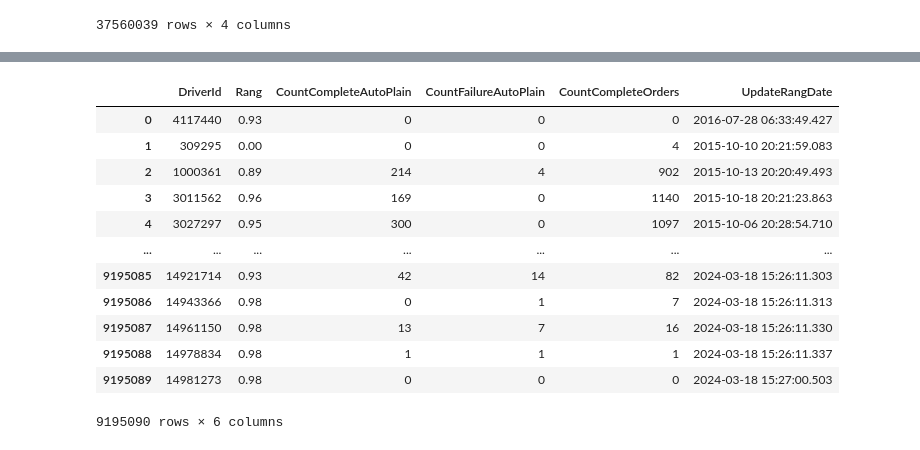
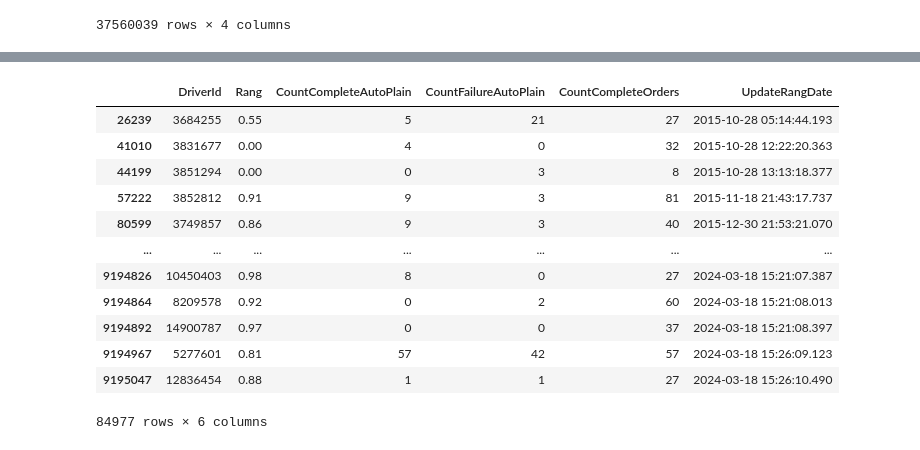
Before and after one commit to BobylevTimofey/DataPrepare, a Jupyter notebook: DataPrepare.ipynb, the cells around one changed output, grey strips where cells are left out. Cells and saved outputs as stored; diff of their text form; code cells hidden in the pictures.

Commit message:
Исправил фильтрацию водителей по типу тарифа

```diff
--- a/DataPrepare.ipynb
+++ b/DataPrepare.ipynb
@@ -215,0 +194,6 @@ display(driver_tariffs)
+# %%
+#получаем всех уникальных водителей
+tumen_unique_drivers = tumen_drivers['driverid'].drop_duplicates()
+
+#выводим результат
+display(tumen_unique_drivers)
@@ -307,32 +395,34 @@ display(orders_data)
 # %%
 #задаем путь до файла
 drivers_info_path = r'C:\Users\PC\Desktop\diploma\Data\DriversInfoV2.csv'
 
 #загружаем данные в датафрейм
 drivers_info = pd.read_csv(drivers_info_path,
                            dtype={'DriverId': 'uint32', 'Rang': 'float32', 'CountCompleteAutoPlain': pd.Int32Dtype(),
                                   'CountCompleteOrders': pd.Int32Dtype(), 'CountFailureAutoPlain': pd.Int32Dtype()},
                            parse_dates=['UpdateRangDate'], date_format="%Y-%m-%d %H:%M:%S.%f")
 
 #заменяем null на 0, так ак для этого набора это идентичные значения
 drivers_info = drivers_info.fillna(0)
 
+drivers_info = drivers_info[drivers_info['DriverId'].isin(tumen_unique_drivers)]
+
 #выводим результат
 display(drivers_info)
 # %% [output]
 |  | DriverId | Rang | CountCompleteAutoPlain | CountFailureAutoPlain | CountCompleteOrders | UpdateRangDate |
-| 0 | 4117440 | 0.93 | 0 | 0 | 0 | 2016-07-28 06:33:49.427 |
-| 1 | 309295 | 0.00 | 0 | 0 | 4 | 2015-10-10 20:21:59.083 |
-| 2 | 1000361 | 0.89 | 214 | 4 | 902 | 2015-10-13 20:20:49.493 |
-| 3 | 3011562 | 0.96 | 169 | 0 | 1140 | 2015-10-18 20:21:23.863 |
-| 4 | 3027297 | 0.95 | 300 | 0 | 1097 | 2015-10-06 20:28:54.710 |
+| 26239 | 3684255 | 0.55 | 5 | 21 | 27 | 2015-10-28 05:14:44.193 |
+| 41010 | 3831677 | 0.00 | 4 | 0 | 32 | 2015-10-28 12:22:20.363 |
+| 44199 | 3851294 | 0.00 | 0 | 3 | 8 | 2015-10-28 13:13:18.377 |
+| 57222 | 3852812 | 0.91 | 9 | 3 | 81 | 2015-11-18 21:43:17.737 |
+| 80599 | 3749857 | 0.86 | 9 | 3 | 40 | 2015-12-30 21:53:21.070 |
 | ... | ... | ... | ... | ... | ... | ... |
-| 9195085 | 14921714 | 0.93 | 42 | 14 | 82 | 2024-03-18 15:26:11.303 |
-| 9195086 | 14943366 | 0.98 | 0 | 1 | 7 | 2024-03-18 15:26:11.313 |
-| 9195087 | 14961150 | 0.98 | 13 | 7 | 16 | 2024-03-18 15:26:11.330 |
-| 9195088 | 14978834 | 0.98 | 1 | 1 | 1 | 2024-03-18 15:26:11.337 |
-| 9195089 | 14981273 | 0.98 | 0 | 0 | 0 | 2024-03-18 15:27:00.503 |
+| 9194826 | 10450403 | 0.98 | 8 | 0 | 27 | 2024-03-18 15:21:07.387 |
+| 9194864 | 8209578 | 0.92 | 0 | 2 | 60 | 2024-03-18 15:21:08.013 |
+| 9194892 | 14900787 | 0.97 | 0 | 0 | 37 | 2024-03-18 15:21:08.397 |
+| 9194967 | 5277601 | 0.81 | 57 | 42 | 57 | 2024-03-18 15:26:09.123 |
+| 9195047 | 12836454 | 0.88 | 1 | 1 | 27 | 2024-03-18 15:26:10.490 |
-9195090 rows × 6 columns
+84977 rows × 6 columns
 # %%
 #создаем функцию для вычисления вероятности отказа от заказа случайно выбранного водителя
 def calculate_probability_refusal_order(drivers, create_order_date):
```
Also changed, not shown: parts of 12 cells of this notebook, 3 other files.
